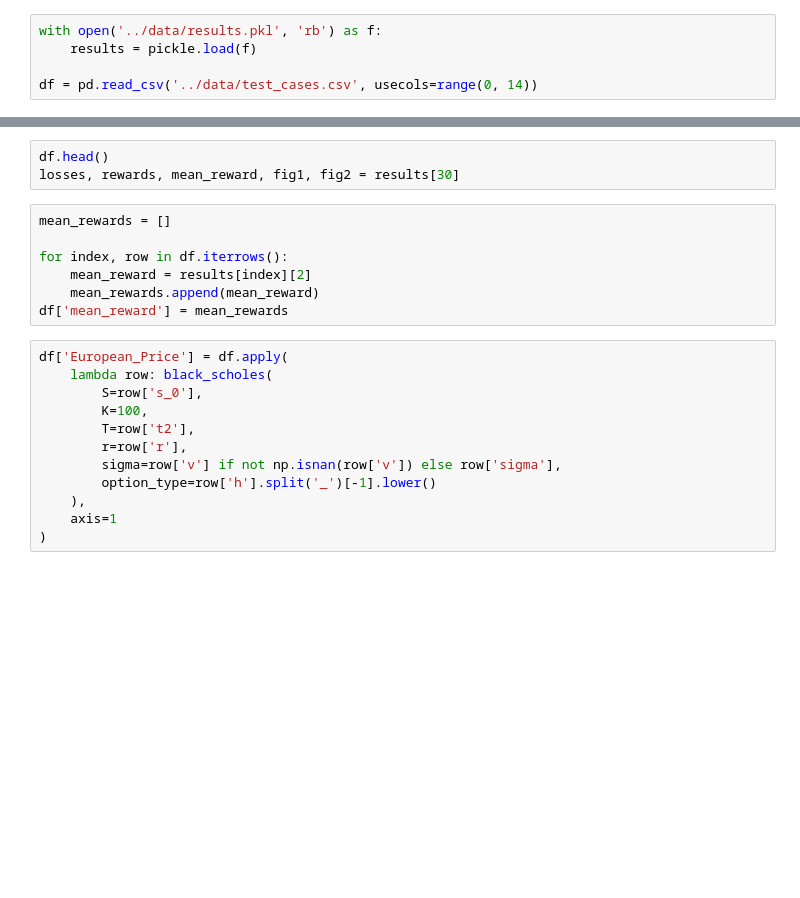
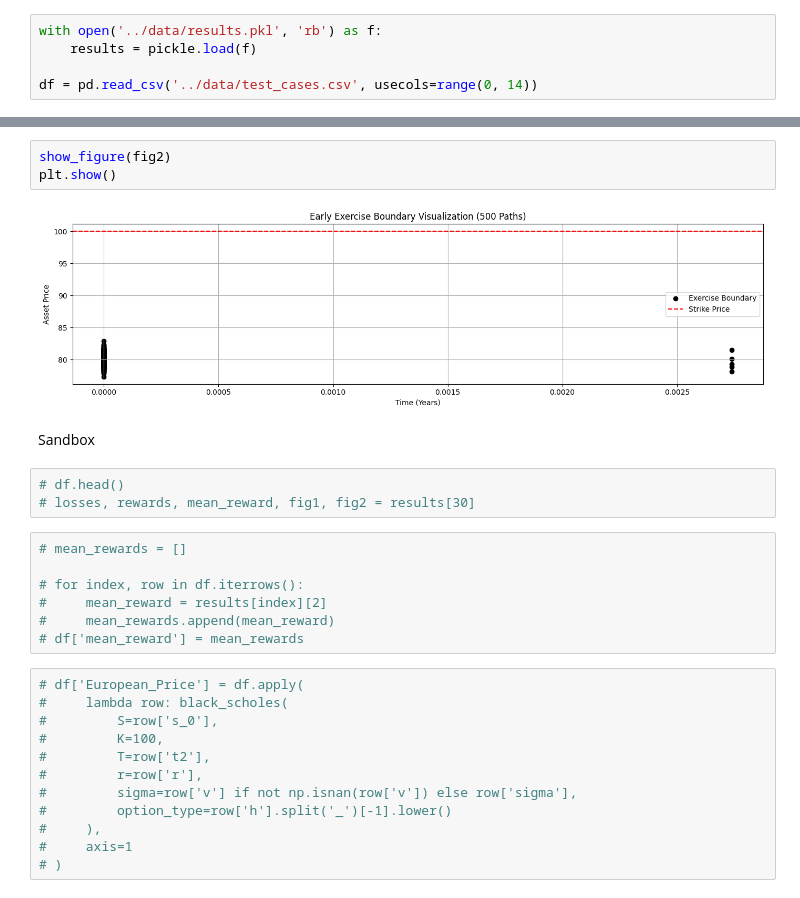
Before and after one commit to ostapenkovs/orcs-4529-rl, a Jupyter notebook: notebooks/4_analysis.ipynb, the cells around one changed output, grey strips where cells are left out. Saved outputs shown, nothing was run; the diff lists cells and outputs as text; blank space fills up the shorter version.

```diff
--- a/notebooks/4_analysis.ipynb
+++ b/notebooks/4_analysis.ipynb
@@ -15,23 +26,30 @@ df = pd.read_csv('../data/test_cases.csv', usecols=range(0, 14))
+# %%
+show_figure(fig2)
+plt.show()
+# %% [output]
+[figure, added]
+# %% [markdown]
+Sandbox
 # %%
-df.head()
-losses, rewards, mean_reward, fig1, fig2 = results[30]
+# df.head()
+# losses, rewards, mean_reward, fig1, fig2 = results[30]
 # %%
-mean_rewards = []
+# mean_rewards = []
 
-for index, row in df.iterrows():
-    mean_reward = results[index][2]
-    mean_rewards.append(mean_reward)
-df['mean_reward'] = mean_rewards
+# for index, row in df.iterrows():
+#     mean_reward = results[index][2]
+#     mean_rewards.append(mean_reward)
+# df['mean_reward'] = mean_rewards
 # %%
-df['European_Price'] = df.apply(
-    lambda row: black_scholes(
-        S=row['s_0'],
-        K=100,
-        T=row['t2'],
-        r=row['r'],
-        sigma=row['v'] if not np.isnan(row['v']) else row['sigma'],
-        option_type=row['h'].split('_')[-1].lower()
-    ),
-    axis=1
-)
+# df['European_Price'] = df.apply(
+#     lambda row: black_scholes(
+#         S=row['s_0'],
+#         K=100,
+#         T=row['t2'],
+#         r=row['r'],
+#         sigma=row['v'] if not np.isnan(row['v']) else row['sigma'],
+#         option_type=row['h'].split('_')[-1].lower()
+#     ),
+#     axis=1
+# )
 # %%
```
Also changed, not shown: parts of 6 cells of this notebook, 2 other files.
